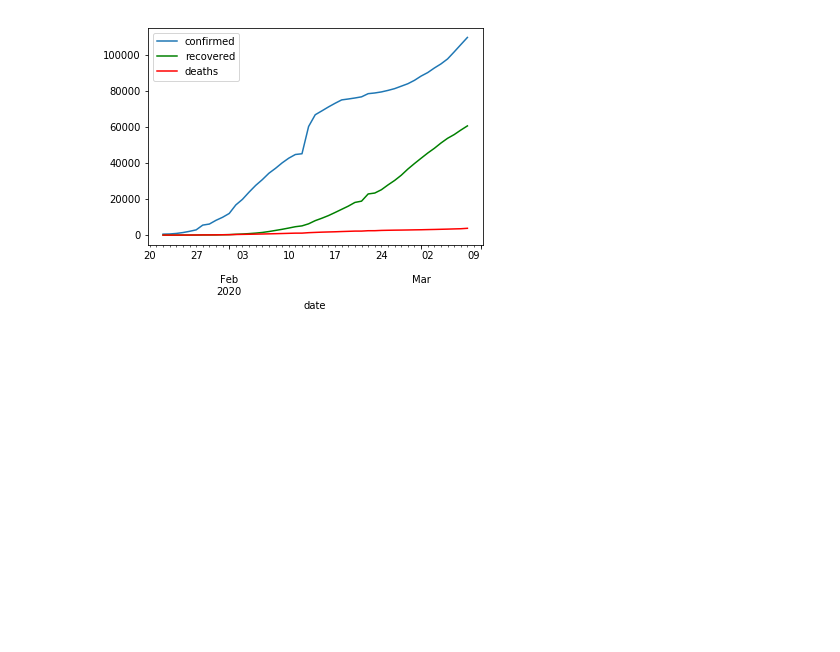
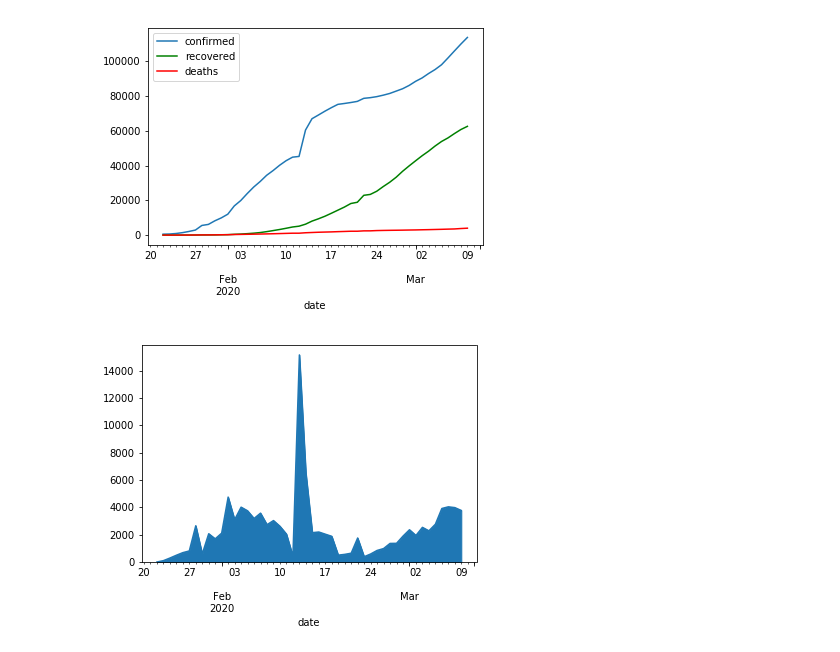
Before and after one commit to rnikolaus/corona, a Jupyter notebook: Corona.ipynb, the cells around one changed output. Cells and saved outputs as stored; diff of their text form; code cells hidden in the pictures; blank space fills up the shorter version.

```diff
--- a/Corona.ipynb
+++ b/Corona.ipynb
@@ -77,14 +77,21 @@ df[df['date']==displaydate].groupby(['country']).sum().sort_values(by=['confirme
 # %%
 def plotvals(df):
     df=df.groupby(['date']).sum()
     ax = plt.gca()
     df.plot(kind='line',y='confirmed',ax=ax)
     df.plot(kind='line',y='recovered',color='green', ax=ax)
     df.plot(kind='line',y='deaths', color='red', ax=ax)
     plt.show()
+def plot_daily_change(df):
+    diff = df.groupby(['date']).sum()['confirmed'].diff()
+
+    diff.plot(kind='area',y='confirmed',)
+    plt.show()
 
 plotvals(df)
+plot_daily_change(df)
 # %% [output]
-[figure, old version]
+[figure, new version]
+[figure, added]
 # %%
 plotvals(df[df['country']=='Germany'])
```
Also changed, not shown: parts of 5 cells of this notebook, 1 other file.
